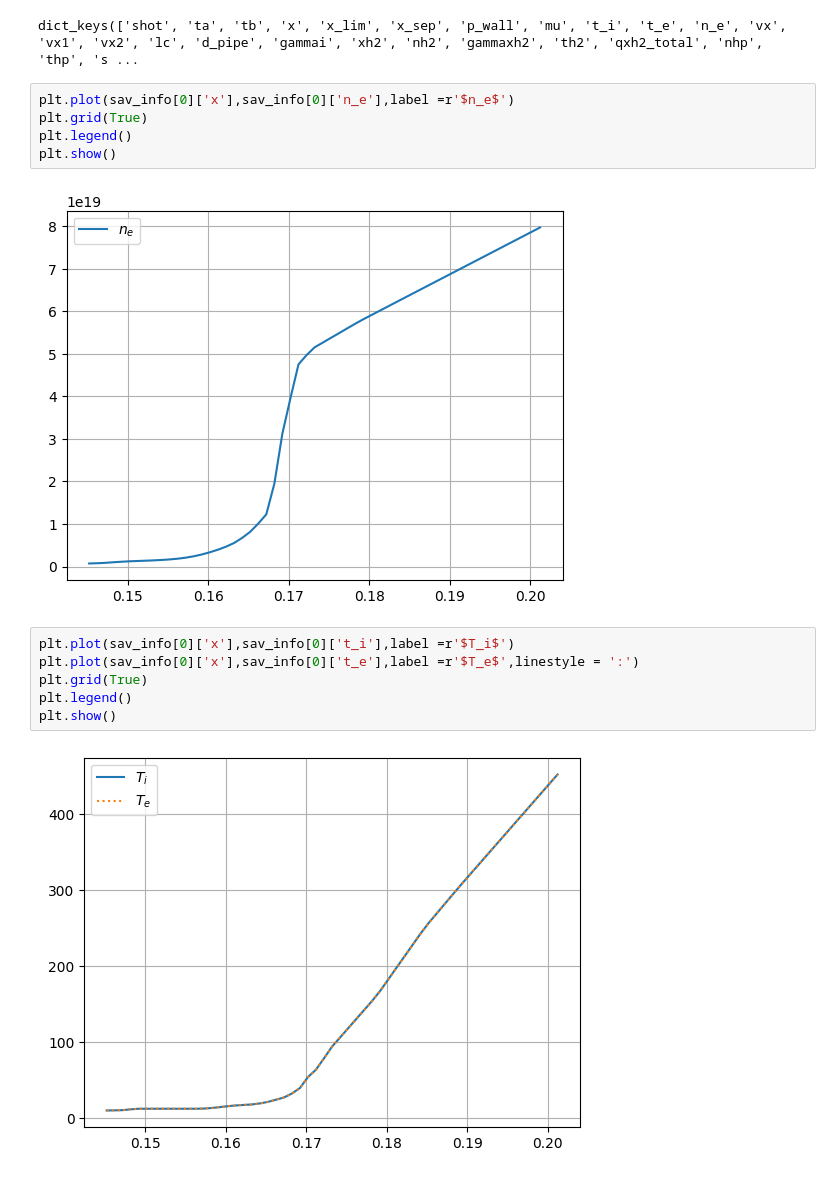
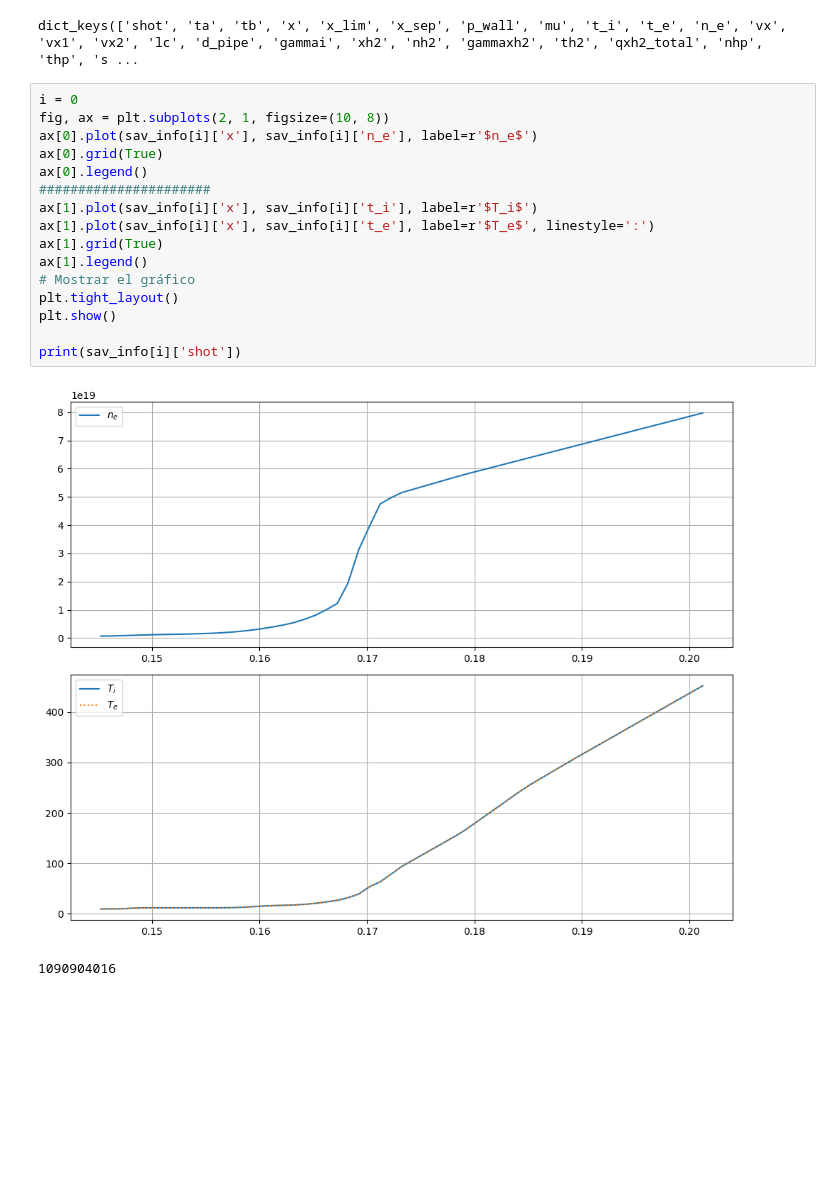
Before and after one commit to W-M-plasma-group/KN1DPy, a Jupyter notebook: tests_Carlo.ipynb, the cells around one changed output. Drawn from its saved outputs; the diff is of its cells as text; blank space fills up the shorter version.

Commit message:
Updated: tests_Carlo.ipynb - subplots

```diff
--- a/tests_Carlo.ipynb
+++ b/tests_Carlo.ipynb
@@ -41,18 +41,22 @@ for file in sav_files_directory_ls:
 sav_info[0].keys()
 # %% [output]
 dict_keys(['shot', 'ta', 'tb', 'x', 'x_lim', 'x_sep', 'p_wall', 'mu', 't_i', 't_e', 'n_e', 'vx', 'vx1', 'vx2', 'lc', 'd_pipe', 'gammai', 'xh2', 'nh2', 'gammaxh2', 'th2', 'qxh2_total', 'nhp', 'thp', 's ...
-# %%
-plt.plot(sav_info[0]['x'],sav_info[0]['n_e'],label =r'$n_e$')
-plt.grid(True)
-plt.legend()
-plt.show()
-# %% [output]
-[figure, removed]
-# %%
-plt.plot(sav_info[0]['x'],sav_info[0]['t_i'],label =r'$T_i$')
-plt.plot(sav_info[0]['x'],sav_info[0]['t_e'],label =r'$T_e$',linestyle = ':')
-plt.grid(True)
-plt.legend()
-plt.show()
-# %% [output]
-[figure, removed]
+# %%
+i = 0
+fig, ax = plt.subplots(2, 1, figsize=(10, 8))
+ax[0].plot(sav_info[i]['x'], sav_info[i]['n_e'], label=r'$n_e$')
+ax[0].grid(True)
+ax[0].legend()
+######################
+ax[1].plot(sav_info[i]['x'], sav_info[i]['t_i'], label=r'$T_i$')
+ax[1].plot(sav_info[i]['x'], sav_info[i]['t_e'], label=r'$T_e$', linestyle=':')
+ax[1].grid(True)
+ax[1].legend()
+# Mostrar el gráfico
+plt.tight_layout()
+plt.show()
+
+print(sav_info[i]['shot'])
+# %% [output]
+[figure, added]
+1090904016
```
